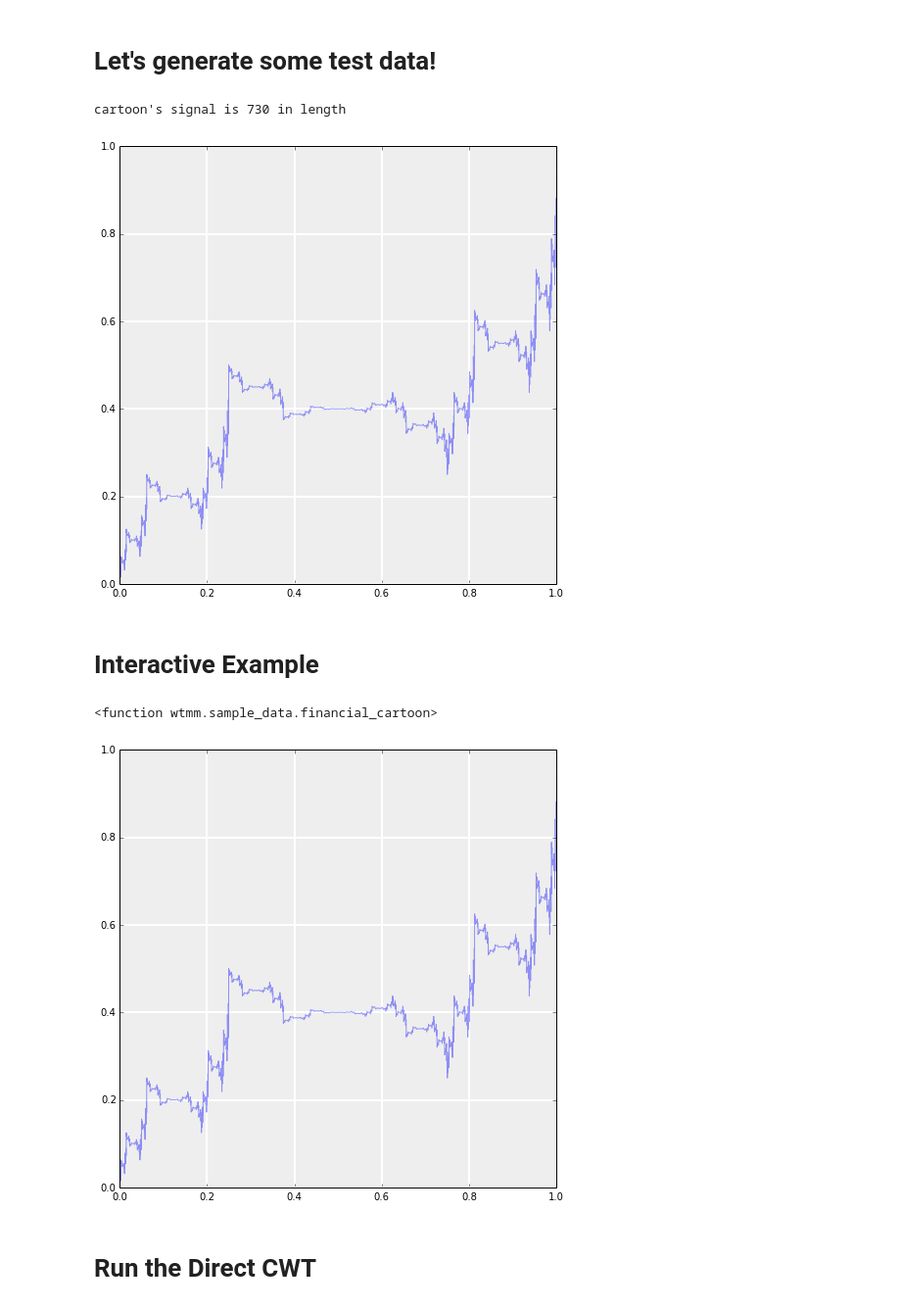
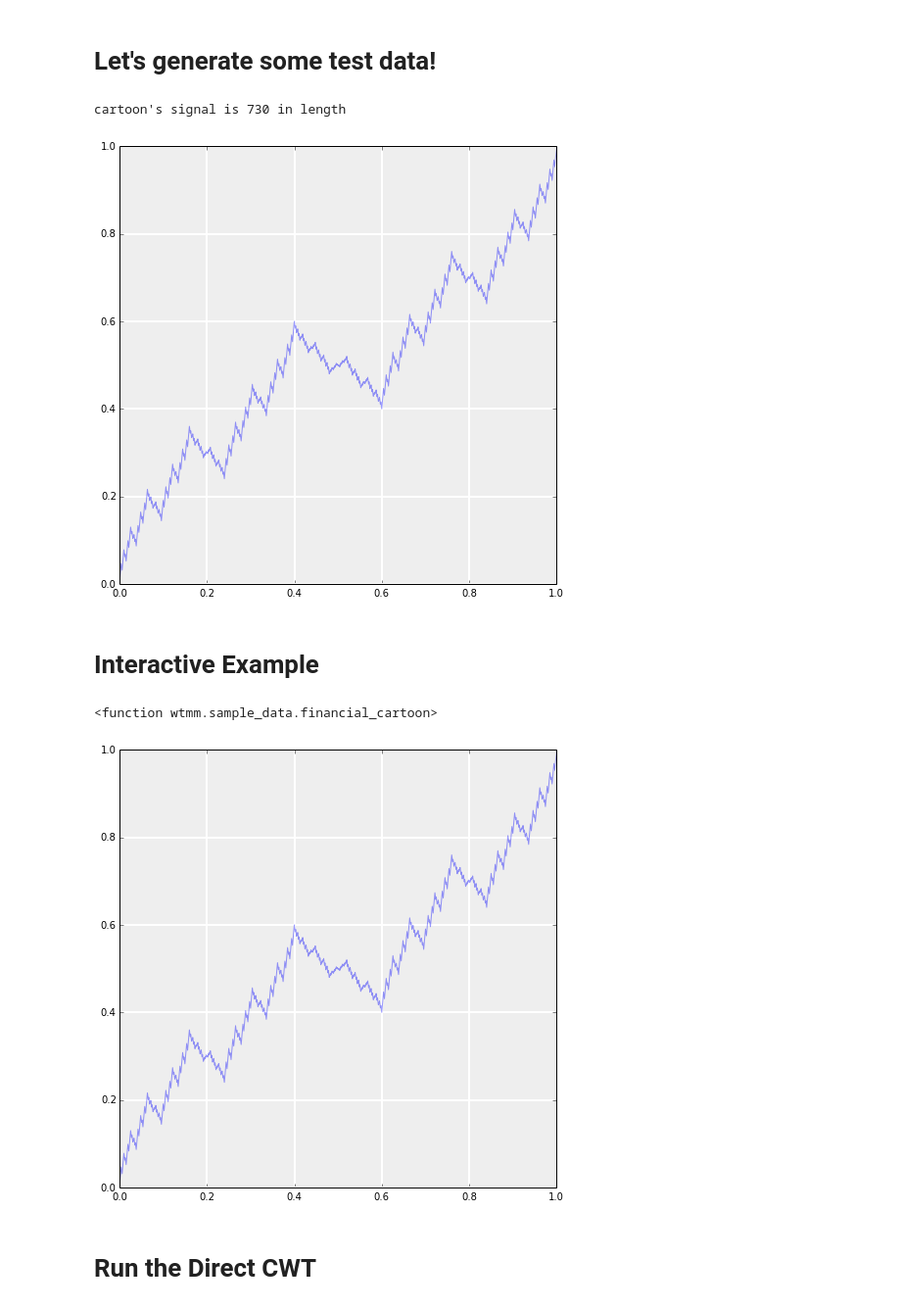
Before and after one commit to buckie/wtmm-python, a Jupyter notebook: notebooks/version 0.2 demo.ipynb, the cells around one changed output. Shown at 98% size. Cells and saved outputs as stored; diff of their text form; code cells hidden in the pictures.

```diff
--- a/notebooks/version 0.2 demo.ipynb
+++ b/notebooks/version 0.2 demo.ipynb
@@ -10,23 +12,23 @@ from IPython.html.widgets import *
 # %% [markdown]
 # Let's generate some test data!
 # %%
-cartoon_t, cartoon_s = financial_cartoon(Iterations=5, Multifractal=True, plot=True)
+cartoon_t, cartoon_s = financial_cartoon(Iterations=5, Multifractal=False, plot=True)
 print "cartoon's signal is {} in length".format(len(cartoon_s))
 # %% [output]
 cartoon's signal is 730 in length
-[figure, old version]
+[figure, new version]
 # %% [markdown]
 # Interactive Example
 # %%
 interact(financial_cartoon,
-         Multifractal=CheckboxWidget(value=True),
+         Multifractal=CheckboxWidget(value=False),
          Iterations=(0, 5, 1),
          plot=True,
          noise_type=DropdownWidget(values={'None': None, 'normal': 'Normal', 'Uniform': 'uniform'}, value=None),
-         noise_level=1.0)
+         noise_level=0.5)
 # %% [output]
 <function wtmm.sample_data.financial_cartoon>
-[figure, old version]
+[figure, new version]
 # %% [markdown]
 # Run the Direct CWT
 # %%
```
Also changed, not shown: parts of 16 cells of this notebook, 2 other files.
